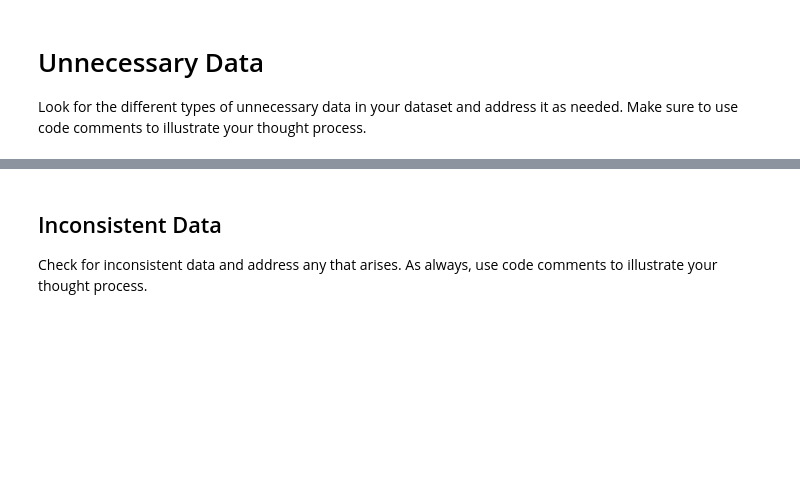
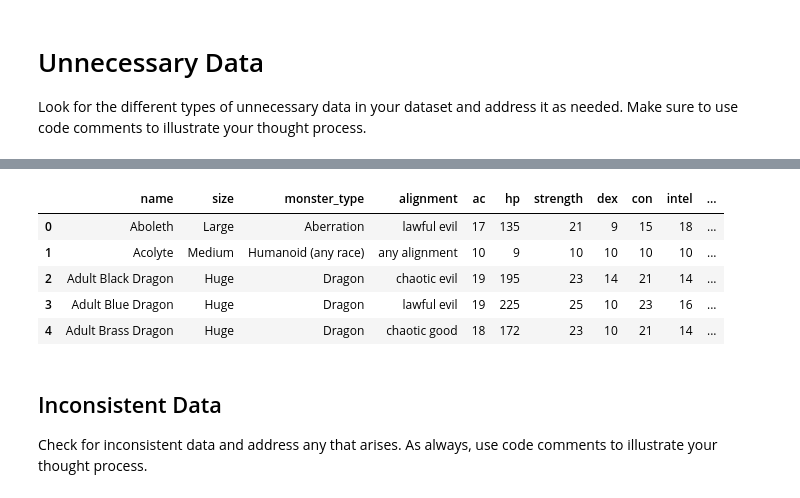
Before and after one commit to odelmas-sci/assign-4-cleaning-data-checkpoint, a Jupyter notebook: checkpoint-three.ipynb, the cells around one changed output, grey strips where cells are left out. Drawn from its saved outputs; the diff is of its cells as text; code cells hidden in the pictures; blank space fills up the shorter version.

```diff
--- a/checkpoint-three.ipynb
+++ b/checkpoint-three.ipynb
@@ -239,0 +290,4 @@ Look for the different types of unnecessary data in your dataset and address it
+# %%
+#I will drop all of the ability score _mod because of the reasons I listed under the Irregular Data - Ability Scores section
+monsters_df = monsters_df.drop(columns = ['str_mod', 'dex_mod', 'con_mod', 'int_mod', 'wis_mod', 'cha_mod'])
+monsters_df.columns
@@ -240,3 +303,15 @@ Look for the different types of unnecessary data in your dataset and address it
+# %%
+#Unnamed: 0 column is an index column that I'm not sure I need so I will drop it as well
+
+monsters_df = monsters_df.drop(columns = ['Unnamed: 0'])
+monsters_df.head()
+# %% [output]
+|  | name | size | monster_type | alignment | ac | hp | strength | dex | con | intel | ... |
+| 0 | Aboleth | Large | Aberration | lawful evil | 17 | 135 | 21 | 9 | 15 | 18 | ... |
+| 1 | Acolyte | Medium | Humanoid (any race) | any alignment | 10 | 9 | 10 | 10 | 10 | 10 | ... |
+| 2 | Adult Black Dragon | Huge | Dragon | chaotic evil | 19 | 195 | 23 | 14 | 21 | 14 | ... |
+| 3 | Adult Blue Dragon | Huge | Dragon | lawful evil | 19 | 225 | 25 | 10 | 23 | 16 | ... |
+| 4 | Adult Brass Dragon | Huge | Dragon | chaotic good | 18 | 172 | 23 | 10 | 21 | 14 | ... |
 # %% [markdown]
 ## Inconsistent Data
 
```
Also changed, not shown: parts of 13 cells of this notebook, 1 other file.
